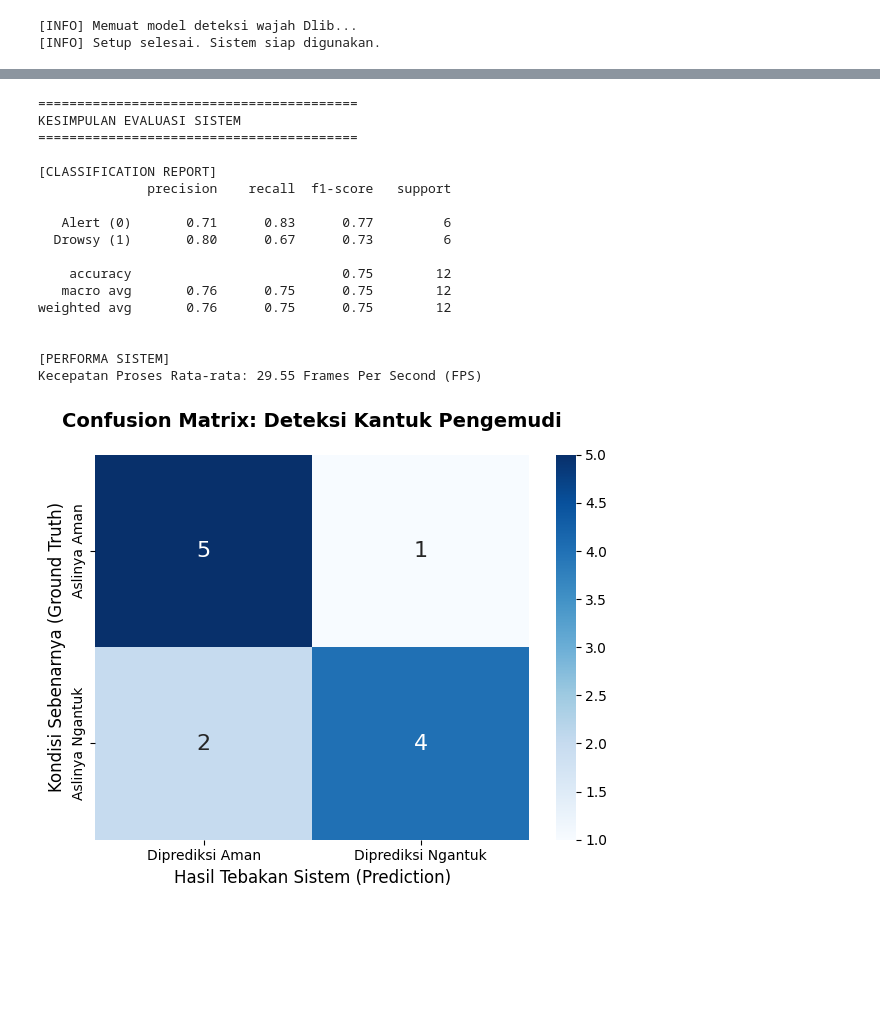
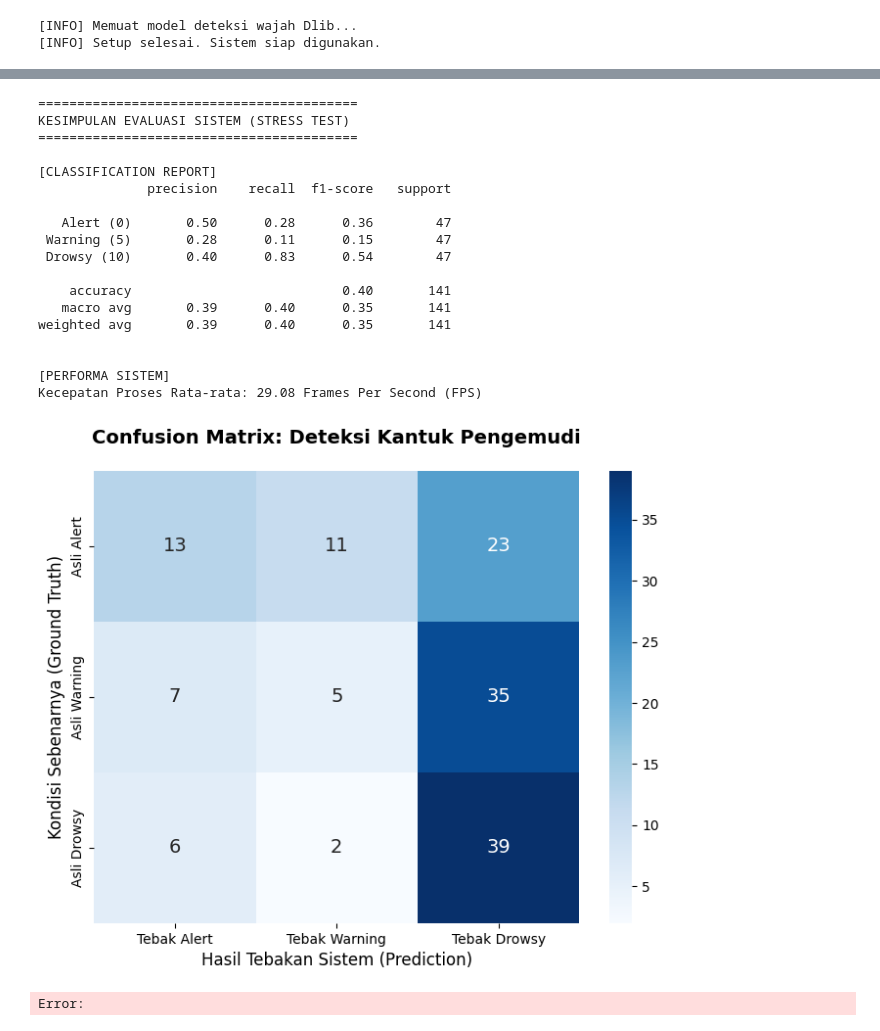
Before and after one commit to chicknug19/AOL-Comvis, a Jupyter notebook: comvis_backend/evaluate.ipynb, the cells around one changed output, grey strips where cells are left out. Cells and saved outputs as stored; diff of their text form; code cells hidden in the pictures; blank space fills up the shorter version.

```diff
--- a/comvis_backend/evaluate.ipynb
+++ b/comvis_backend/evaluate.ipynb
@@ -187,46 +210,56 @@ Memproses peserta_06_drowsy.mov -> BENAR (Ngantuk)
 # %%
+# cell 5 (UPDATED)
+import numpy as np
+import matplotlib.pyplot as plt
+import seaborn as sns
+from sklearn.metrics import classification_report, confusion_matrix
+
 print("=========================================")
-print("KESIMPULAN EVALUASI SISTEM")
+print("KESIMPULAN EVALUASI SISTEM (STRESS TEST)")
 print("=========================================")
 
 # 1. Menampilkan Laporan Metrik
 print("\n[CLASSIFICATION REPORT]")
-print(classification_report(y_true, y_pred, target_names=['Alert (0)', 'Drowsy (1)']))
+# Parameter labels=[0, 5, 10] WAJIB ditambahkan agar urutan metriknya tidak berantakan
+print(classification_report(y_true, y_pred, labels=[0, 5, 10],
+                            target_names=['Alert (0)', 'Warning (5)', 'Drowsy (10)']))
 
 # 2. Menampilkan Rata-rata FPS
 avg_fps = np.mean(fps_list) if fps_list else 0
 print(f"\n[PERFORMA SISTEM]")
 print(f"Kecepatan Proses Rata-rata: {avg_fps:.2f} Frames Per Second (FPS)")
 
-# 3. Menggambar Heatmap Confusion Matrix
-cm = confusion_matrix(y_true, y_pred)
-plt.figure(figsize=(7, 5))
+# 3. Menggambar Heatmap Confusion Matrix 3x3
+cm = confusion_matrix(y_true, y_pred, labels=[0, 5, 10])
+plt.figure(figsize=(8, 6)) # Diperbesar sedikit agar teks 3x3 lebih lega
 sns.heatmap(cm, annot=True, fmt='d', cmap='Blues',
-            xticklabels=['Diprediksi Aman', 'Diprediksi Ngantuk'],
-            yticklabels=['Aslinya Aman', 'Aslinya Ngantuk'],
-            annot_kws={"size": 16}) # Memperbesar angka di dalam kotak
+            xticklabels=['Tebak Alert', 'Tebak Warning', 'Tebak Drowsy'],
+            yticklabels=['Asli Alert', 'Asli Warning', 'Asli Drowsy'],
+            annot_kws={"size": 14})
 
 plt.title('Confusion Matrix: Deteksi Kantuk Pengemudi', pad=20, size=14, weight='bold')
 plt.ylabel('Kondisi Sebenarnya (Ground Truth)', size=12)
 plt.xlabel('Hasil Tebakan Sistem (Prediction)', size=12)
 plt.show()
 # %% [output]
 =========================================
-KESIMPULAN EVALUASI SISTEM
+KESIMPULAN EVALUASI SISTEM (STRESS TEST)
 =========================================
 
 [CLASSIFICATION REPORT]
               precision    recall  f1-score   support
 
-   Alert (0)       0.71      0.83      0.77         6
-  Drowsy (1)       0.80      0.67      0.73         6
+   Alert (0)       0.50      0.28      0.36        47
+ Warning (5)       0.28      0.11      0.15        47
+ Drowsy (10)       0.40      0.83      0.54        47
 
-    accuracy                           0.75        12
-   macro avg       0.76      0.75      0.75        12
-weighted avg       0.76      0.75      0.75        12
+    accuracy                           0.40       141
+   macro avg       0.39      0.40      0.35       141
+weighted avg       0.39      0.40      0.35       141
 
 
 [PERFORMA SISTEM]
-Kecepatan Proses Rata-rata: 29.55 Frames Per Second (FPS)
+Kecepatan Proses Rata-rata: 29.08 Frames Per Second (FPS)
-[figure, old version]
+[figure, new version]
+Error:
 # %%
```
Also changed, not shown: parts of 5 cells of this notebook, 6 other files.
